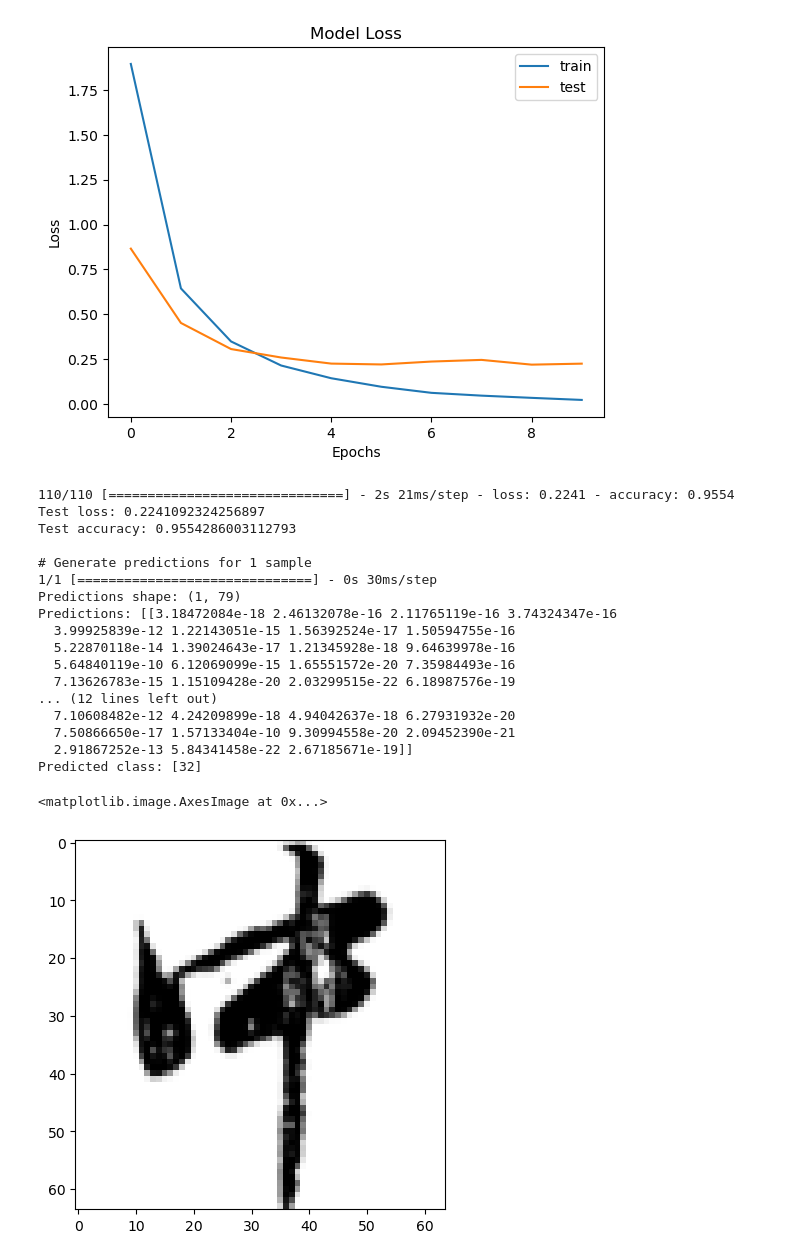
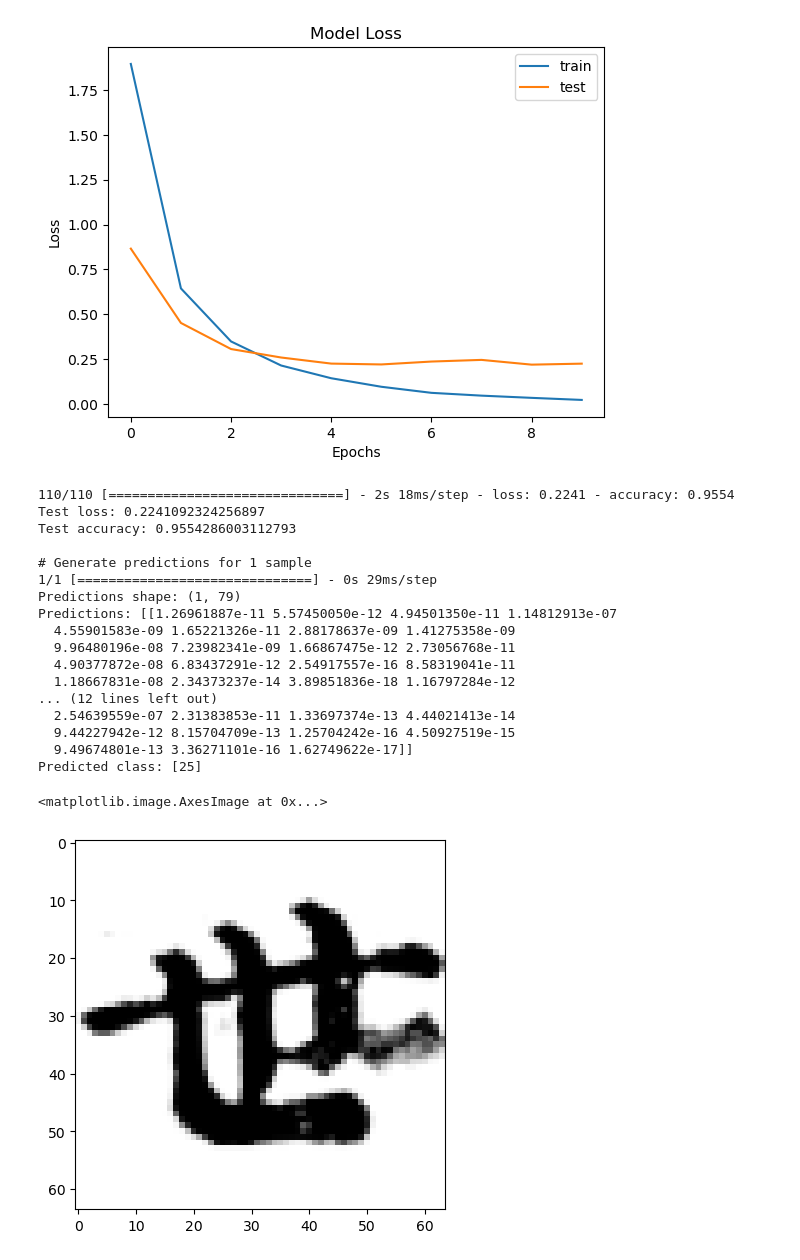
Before and after one commit to krisdanoda/Kanji-recognizer, a Jupyter notebook: sequentialModel.ipynb, the cells around one changed output. Drawn from its saved outputs; the diff is of its cells as text; code cells hidden in the pictures.

```diff
--- a/sequentialModel.ipynb
+++ b/sequentialModel.ipynb
@@ -171,40 +171,40 @@ plt.show()
 # %%
 from matplotlib import pyplot
 
 results = model.evaluate(x_test, y_test)
 print('Test loss:', results[0])
 print('Test accuracy:', results[1])
-image_number = 9
+image_number = 1200
 print('\n# Generate predictions for 1 sample')
 new_image = tf.expand_dims(x_test[image_number], 0)
 predictions = model.predict(new_image)
 print('Predictions shape:', predictions.shape)
 print('Predictions:', predictions)
 predicted_classes = predictions.argmax(axis=-1)
 print('Predicted class:', predicted_classes)
 
 pyplot.imshow(x_test[image_number], cmap='Greys')
 #print(kanji(y_test[image_number]))
 # %% [output]
-110/110 [==============================] - 2s 21ms/step - loss: 0.2241 - accuracy: 0.9554
+110/110 [==============================] - 2s 18ms/step - loss: 0.2241 - accuracy: 0.9554
 Test loss: 0.2241092324256897
 Test accuracy: 0.9554286003112793
 
 # Generate predictions for 1 sample
-1/1 [==============================] - 0s 30ms/step
+1/1 [==============================] - 0s 29ms/step
 Predictions shape: (1, 79)
-Predictions: [[3.18472084e-18 2.46132078e-16 2.11765119e-16 3.74324347e-16
-  3.99925839e-12 1.22143051e-15 1.56392524e-17 1.50594755e-16
-  5.22870118e-14 1.39024643e-17 1.21345928e-18 9.64639978e-16
-  5.64840119e-10 6.12069099e-15 1.65551572e-20 7.35984493e-16
-  7.13626783e-15 1.15109428e-20 2.03299515e-22 6.18987576e-19
+Predictions: [[1.26961887e-11 5.57450050e-12 4.94501350e-11 1.14812913e-07
+  4.55901583e-09 1.65221326e-11 2.88178637e-09 1.41275358e-09
+  9.96480196e-08 7.23982341e-09 1.66867475e-12 2.73056768e-11
+  4.90377872e-08 6.83437291e-12 2.54917557e-16 8.58319041e-11
+  1.18667831e-08 2.34373237e-14 3.89851836e-18 1.16797284e-12
 ... (12 lines left out)
-  7.10608482e-12 4.24209899e-18 4.94042637e-18 6.27931932e-20
-  7.50866650e-17 1.57133404e-10 9.30994558e-20 2.09452390e-21
-  2.91867252e-13 5.84341458e-22 2.67185671e-19]]
-Predicted class: [32]
+  2.54639559e-07 2.31383853e-11 1.33697374e-13 4.44021413e-14
+  9.44227942e-12 8.15704709e-13 1.25704242e-16 4.50927519e-15
+  9.49674801e-13 3.36271101e-16 1.62749622e-17]]
+Predicted class: [25]
 <matplotlib.image.AxesImage at 0x...>
-[figure, old version]
+[figure, new version]
 # %%
 print(np.unique(Z)[predicted_classes][0])
 print(kanji(np.unique(Z)[predicted_classes][0]))
```
Also changed, not shown: parts of 1 cell of this notebook.
